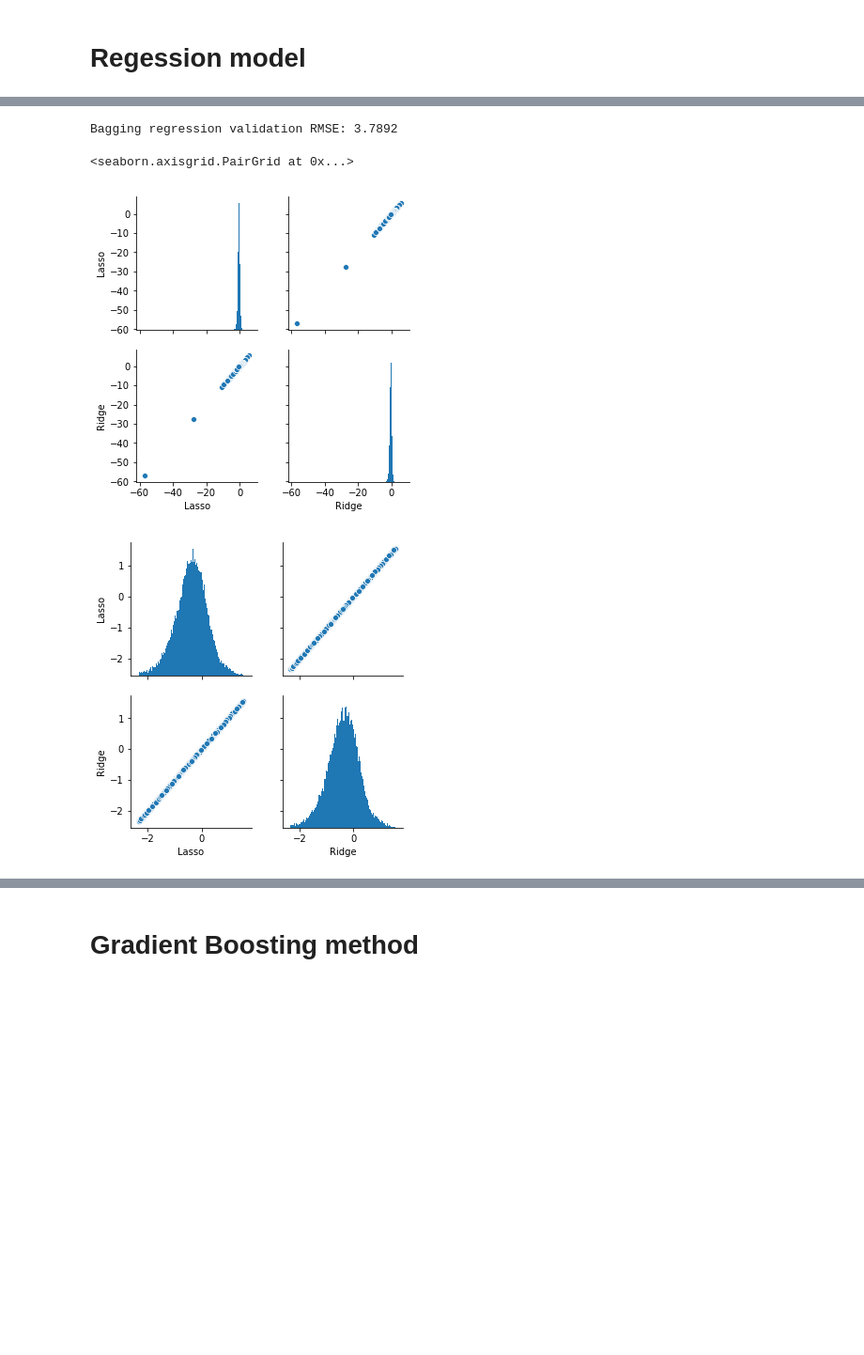
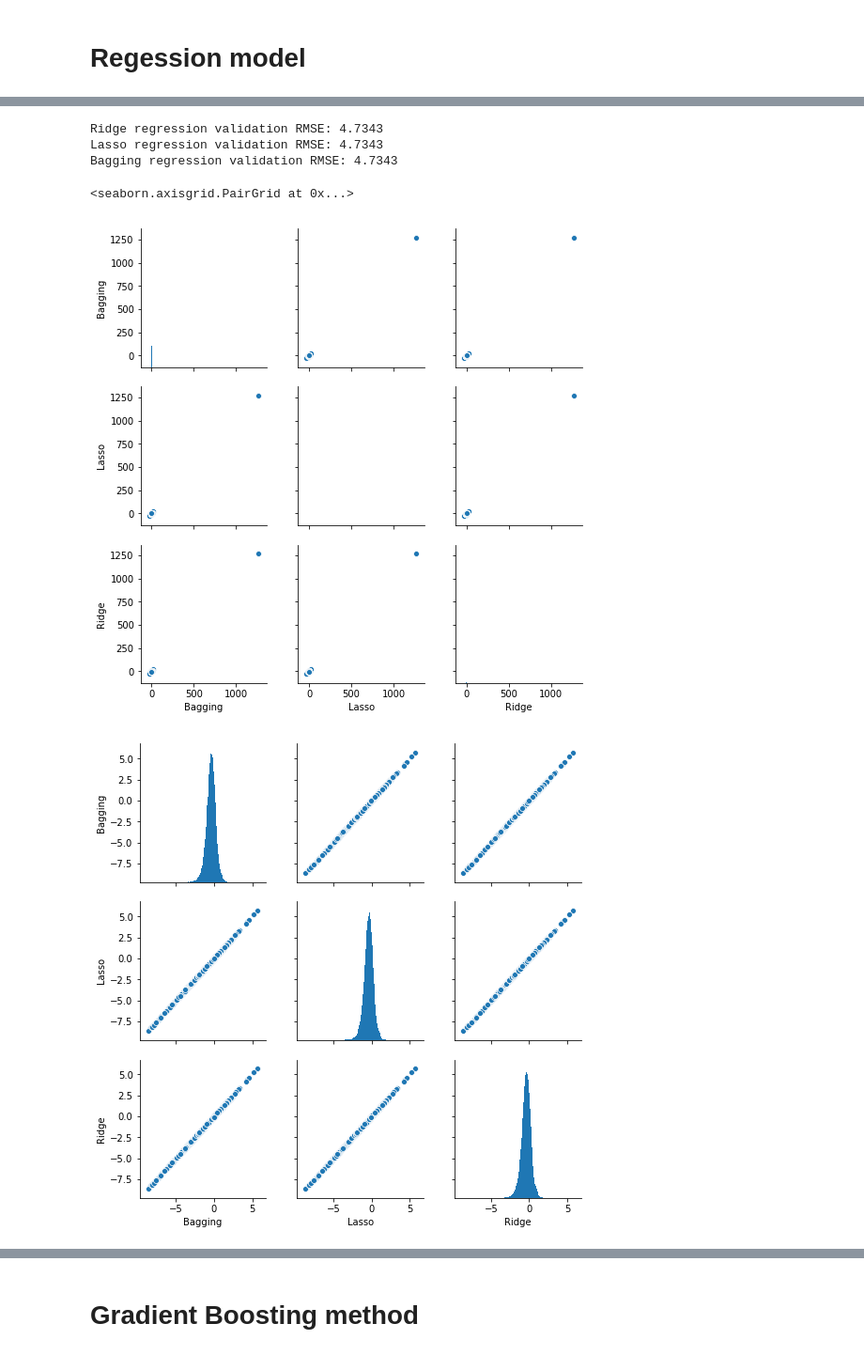
Before and after one commit to takuto0831/Elo_Merchant_Category_Recommend, a Jupyter notebook: jn/main.ipynb, the cells around one changed output, grey strips where cells are left out. Shown: that part at 94% size. Cells and saved outputs as stored; diff of their text form; code cells hidden in the pictures; blank space fills up the shorter version.

```diff
--- a/jn/main.ipynb
+++ b/jn/main.ipynb
@@ -61,11 +61,11 @@ train, test, features, target = read_data(train_name,test_name,features_name)
 clf = Ridge(alpha=100)
 val_pred_ridge, test_pred_ridge = Regressor.Regressors(clf,train,test,features,target)
 # Lasso regression
-#clf = Lasso(alpha=100)
-#val_pred_lasso, test_pred_lasso = Regressor.Regressors(clf,train,test,features,target)
+clf = Lasso(alpha=100)
+val_pred_lasso, test_pred_lasso = Regressor.Regressors(clf,train,test,features,target)
 # Ensemble regression (bagging)
-#clf = BaggingRegressor(DecisionTreeRegressor(), n_estimators=100, max_samples=0.3)
-#val_pred_bag, test_pred_bag = Regressor.Regressors(clf,train,test,features,target)
+clf = BaggingRegressor(DecisionTreeRegressor(), n_estimators=100, max_samples=0.3)
+val_pred_bag, test_pred_bag = Regressor.Regressors(clf,train,test,features,target)
 # %% [output]
 201917 observations and 121 features in train set.
 123623 observations and 119 features in test set.
@@ -78,16 +88,25 @@ fold n°5
 # %%
 # print validation RMSE
-#print("Ridge regression validation RMSE: %.4f" % np.sqrt(mean_squared_error(target.values, val_pred_ridge)))
-#print("Lasso regression validation RMSE: %.4f" % np.sqrt(mean_squared_error(target.values, val_pred_lasso)))
+print("Ridge regression validation RMSE: %.4f" % np.sqrt(mean_squared_error(target.values, val_pred_ridge)))
+print("Lasso regression validation RMSE: %.4f" % np.sqrt(mean_squared_error(target.values, val_pred_lasso)))
 print("Bagging regression validation RMSE: %.4f" % np.sqrt(mean_squared_error(target.values, val_pred_bag)))
 # %% [output]
-Bagging regression validation RMSE: 3.7892
+Ridge regression validation RMSE: 4.7343
+Lasso regression validation RMSE: 4.7343
+Bagging regression validation RMSE: 4.7343
 # %%
-# plot
-df = pd.DataFrame({'Ridge':test_pred_ridge, 'Lasso':test_pred_ridge})
-sns.pairplot(df,diag_kws={'bins': 500}) # all values
-sns.pairplot(df[df.apply(lambda x: np.abs(x - x.mean()) / x.std() < 3).all(axis=1)],diag_kws={'bins': 500}) # non outliers
+# set data frame
+df_val = pd.DataFrame({'Ridge':val_pred_ridge, 'Lasso':val_pred_lasso, "Bagging" : val_pred_bag})
+df_test = pd.DataFrame({'Ridge':test_pred_ridge, 'Lasso':test_pred_lasso, "Bagging" : test_pred_bag})
+# plot validation data set
+sns.pairplot(df_val,diag_kws={'bins': 500}) # all values
+sns.pairplot(df_val[df_val.apply(lambda x: np.abs(x - x.mean()) / x.std() < 3).all(axis=1)],
+             diag_kws={'bins': 500}) # non outliers
+# plot test data set
+sns.pairplot(df_test,diag_kws={'bins': 500}) # all values
+sns.pairplot(df_test[df_test.apply(lambda x: np.abs(x - x.mean()) / x.std() < 3).all(axis=1)],
+             diag_kws={'bins': 500}) # non outliers
 # %% [output]
 <seaborn.axisgrid.PairGrid at 0x...>
-[figure, old version]
+[figure, new version]
-[figure, old version]
+[figure, new version]
```
Also changed, not shown: parts of 9 cells of this notebook, 1 other file.
